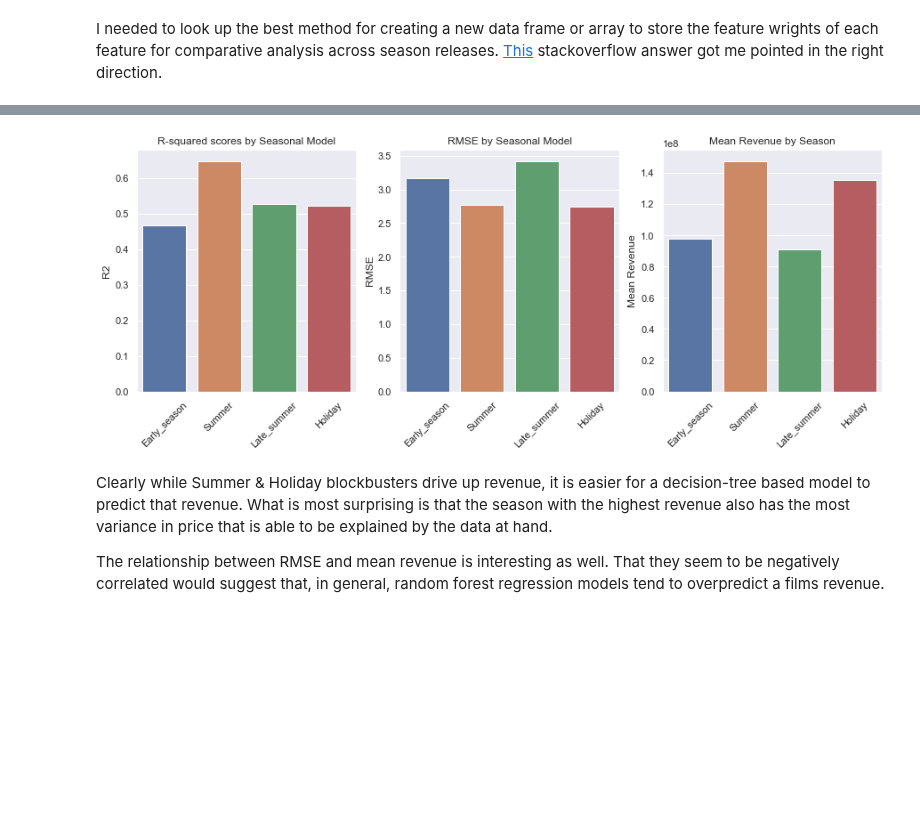
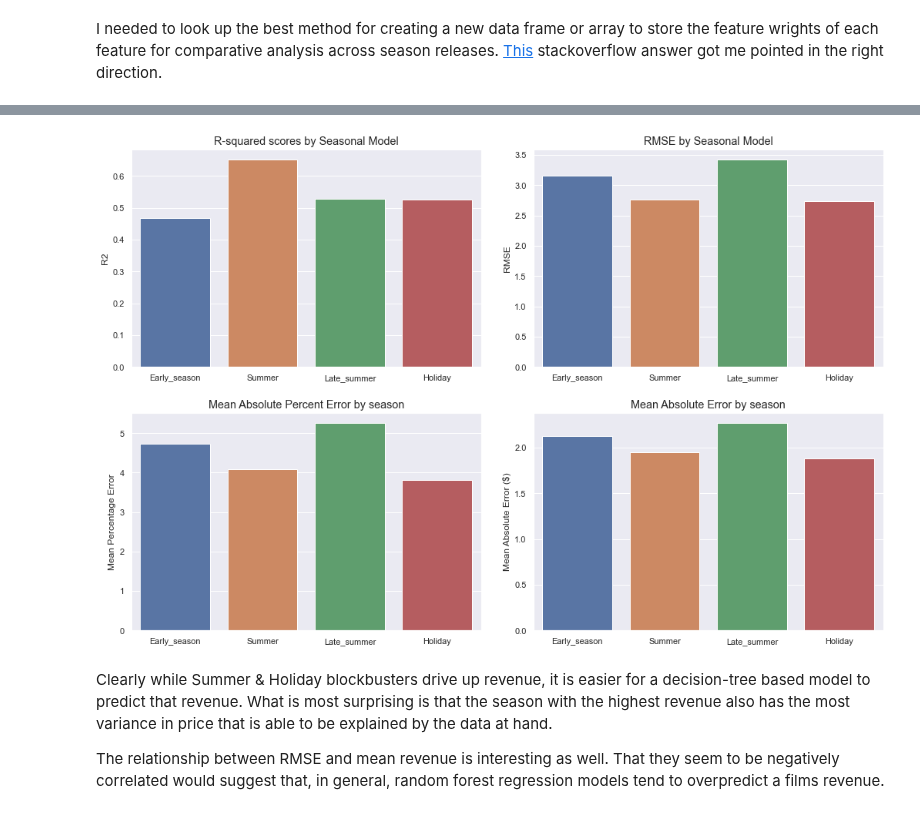
Before and after one commit to NickD-Dean/Springboard, a Jupyter notebook: Capstone Project 2/Code/Modeling_revenue_tiers.ipynb, the cells around one changed output, grey strips where cells are left out. Drawn from its saved outputs; the diff is of its cells as text; code cells hidden in the pictures; blank space fills up the shorter version.

```diff
--- a/Capstone Project 2/Code/Modeling_revenue_tiers.ipynb
+++ b/Capstone Project 2/Code/Modeling_revenue_tiers.ipynb
@@ -319,9 +320,12 @@ params = {'n_estimators': np.arange(10,1000), 'min_samples_leaf': np.arange(1,10
 # %%
 RF_LS = RandomForestRegressor(n_estimators=998, min_samples_split=3, min_samples_leaf=1, max_depth=27)
 RF_LS.fit(X_train, y_train)
-preds = RF_LS.predict(X_test)
-LS_r2 = r2_score(y_test, preds)
-LS_RMSE = np.exp(mean_squared_error(y_test, preds, squared=False))
-Late_summer_scores = {"R2": LS_r2, 'RMSE':LS_RMSE}
+LS_preds = RF_LS.predict(X_test)
+LS_r2 = r2_score(y_test, LS_preds)
+LS_RMSE = np.exp(mean_squared_error(y_test, LS_preds, squared=False))
+LS_MAPE = MAPE(y_test, LS_preds)
+LS_MAE = np.exp(mean_absolute_error(y_test, LS_preds))
+LS_residuals = y_test-LS_preds
+Late_summer_scores = {"R2": LS_r2, 'RMSE':LS_RMSE, 'MAPE':LS_MAPE, 'MAE':LS_MAE}
 print(Late_summer_scores)
 # %% [output]
@@ -366,9 +363,12 @@ params = {'n_estimators': np.arange(10,1000), 'min_samples_leaf': np.arange(1,10
 # %%
 RFH = RandomForestRegressor(n_estimators=463, min_samples_split=4, min_samples_leaf=5, max_depth=58)
 RFH.fit(X_train, y_train)
-preds = RFH.predict(X_test)
-H_r2 = r2_score(y_test, preds)
-H_RMSE = np.exp(mean_squared_error(y_test, preds, squared=False))
-Holiday_scores = {"R2": H_r2, 'RMSE':H_RMSE}
+H_preds = RFH.predict(X_test)
+H_r2 = r2_score(y_test, H_preds)
+H_RMSE = np.exp(mean_squared_error(y_test, H_preds, squared=False))
+H_MAPE = MAPE(y_test, H_preds)
+H_MAE = np.exp(mean_absolute_error(y_test, H_preds))
+H_residuals = y_test - H_preds
+Holiday_scores = {"R2": H_r2, 'RMSE':H_RMSE, 'MAPE':H_MAPE, 'MAE':H_MAE}
 print(Holiday_scores)
 # %% [output]
@@ -400,5 +394,7 @@ Scores.loc['Early_season', 'Mean Revenue'] = round(Early_season['Numerical', 're
 Scores.loc['Summer', 'Mean Revenue'] = round(Summer['Numerical', 'revenue'].mean(), 2)
 Scores.loc['Late_summer', 'Mean Revenue'] = round(Late_summer['Numerical', 'revenue'].mean(), 2)
 Scores.loc['Holiday', 'Mean Revenue'] = round(Holiday['Numerical', 'revenue'].mean(), 2)
+Scores['MAPE'] = Scores['MAPE'] * 100
+Scores = Scores.round(decimals=4)
 Scores
 # %% [output]
@@ -410,18 +408,20 @@ Scores
 # %%
 models = list(Scores.index)
-fig, (ax1, ax2, ax3) = plt.subplots(1,3, figsize=(15, 5))
+fig, ((ax1, ax2), (ax3, ax4)) = plt.subplots(2,2, figsize=(15, 10))
 fig.figure
+fig.tight_layout(pad=3.0)
 sns.barplot(ax=ax1, x=models, y=Scores.R2)
-ax1.set_title('R-squared scores by Seasonal Model')
-ax1.set_xticklabels(models, rotation=45)
+ax1.set_title('R-squared scores by Seasonal Model', size='large')
 sns.barplot(ax=ax2, x=models, y=Scores.RMSE)
-ax2.set_title('RMSE by Seasonal Model')
-ax2.set_xticklabels(models, rotation=45)
-sns.barplot(ax=ax3, x=models, y=Scores['Mean Revenue'])
-ax3.set_title('Mean Revenue by Season')
-ax3.set_xticklabels(models, rotation=45);
+ax2.set_title('RMSE by Seasonal Model', size='large')
+sns.barplot(ax=ax3, x=models, y=Scores.MAPE)
+ax3.set_title('Mean Absolute Percent Error by season', size='large')
+ax3.set_ylabel('Mean Percentage Error')
+sns.barplot(ax=ax4, x=models, y=Scores.MAE)
+ax4.set_title('Mean Absolute Error by season', size='large')
+ax4.set_ylabel('Mean Absolute Error ($)');
 # %% [output]
-[figure, old version]
+[figure, new version]
 # %% [markdown]
 Clearly while Summer & Holiday blockbusters drive up revenue, it is easier for a decision-tree based model to predict that revenue.  What is most surprising is that the season with the highest revenue also has the most variance in price that is able to be explained by the data at hand.
 
```
Also changed, not shown: parts of 27 cells of this notebook, 3 other files.
